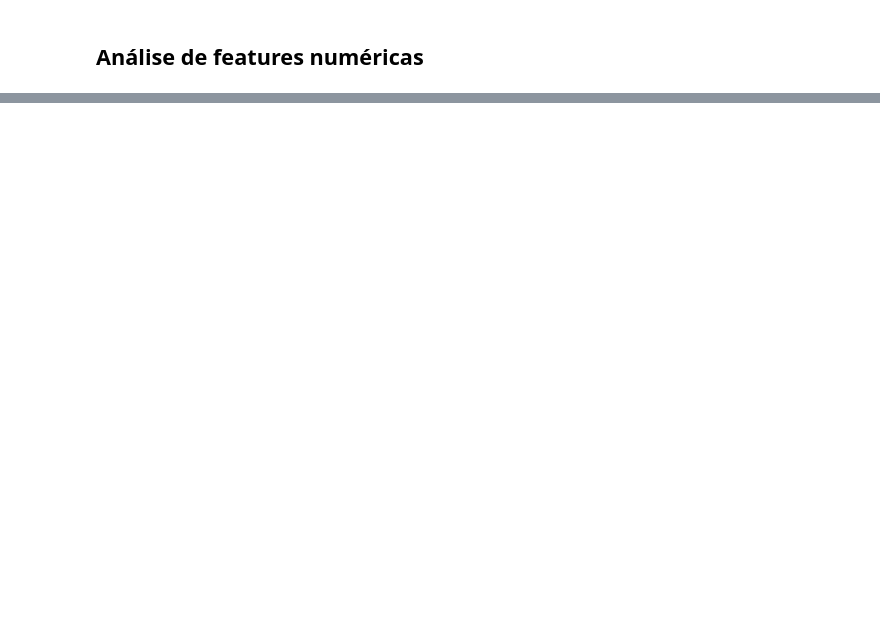
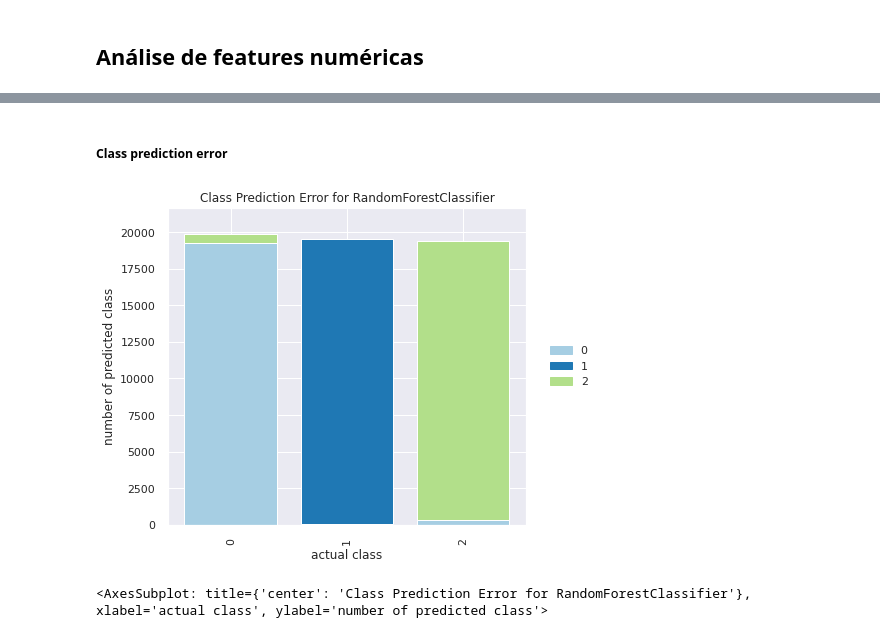
Before and after one commit to fnalmeidap/data-sci, a Jupyter notebook: project_2/P2.ipynb, the cells around one changed output, grey strips where cells are left out. Cells and saved outputs as stored; diff of their text form; code cells hidden in the pictures; blank space fills up the shorter version.

```diff
--- a/project_2/P2.ipynb
+++ b/project_2/P2.ipynb
@@ -287,0 +384,11 @@ Name: COSMIC_CLASS, dtype: float64
+# %% [markdown]
+##### Class prediction error
+# %%
+visualizer = ClassPredictionError(random_forest, classes=classes)
+
+visualizer.fit(x_train, y_train)
+visualizer.score(x_test, y_test)
+visualizer.show()
+# %% [output]
+[figure, added]
+<AxesSubplot: title={'center': 'Class Prediction Error for RandomForestClassifier'}, xlabel='actual class', ylabel='number of predicted class'>
```
Also changed, not shown: parts of 35 cells of this notebook.
